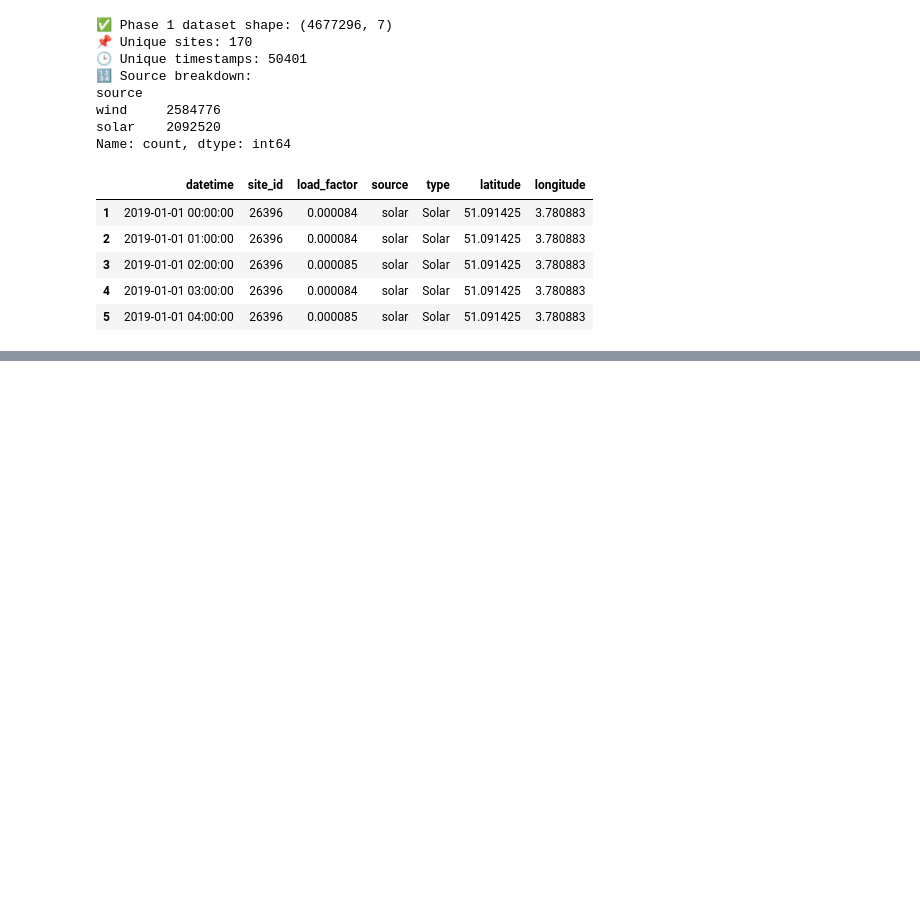
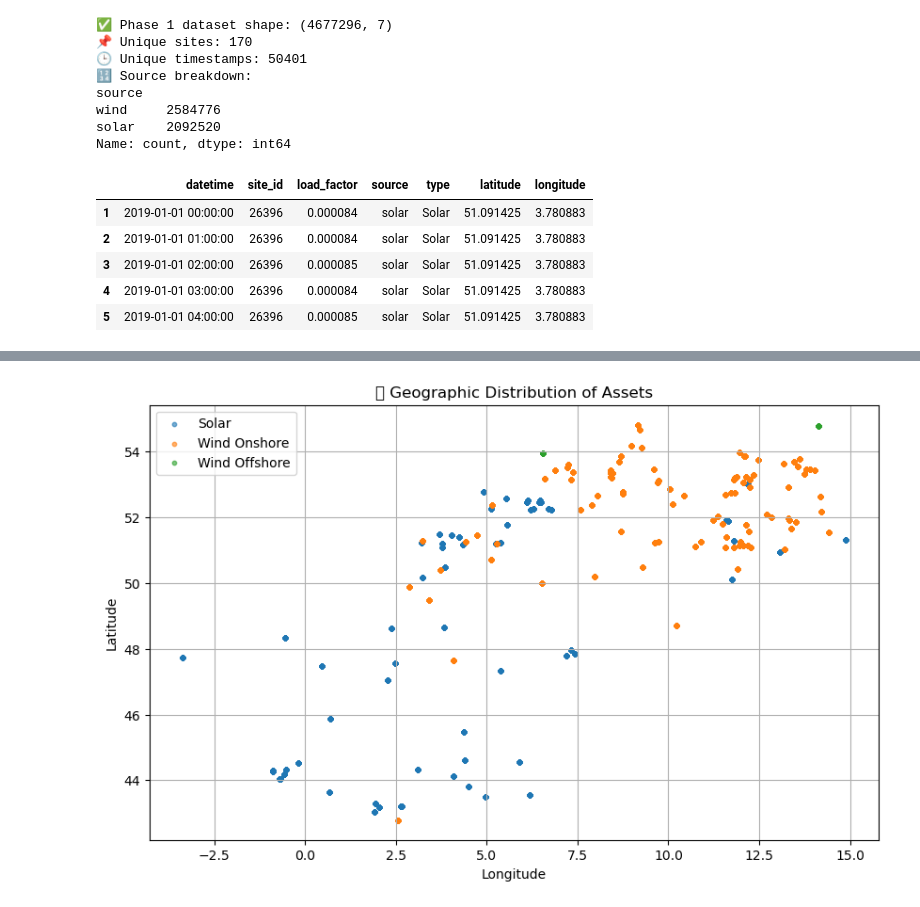
Before and after one commit to helhendawy/QDC-Lib, a Jupyter notebook: Comprehensive CODE.ipynb, the cells around one changed output, grey strips where cells are left out. Cells and saved outputs as stored; diff of their text form; code cells hidden in the pictures; blank space fills up the shorter version.

```diff
--- a/Comprehensive CODE.ipynb
+++ b/Comprehensive CODE.ipynb
@@ -652,0 +783,15 @@ Name: count, dtype: int64
+# %%
+# Plot all sites by latitude and longitude
+plt.figure(figsize=(10, 6))
+for site_type in part1_df['type'].unique():
+    subset = part1_df[part1_df['type'] == site_type]
+    plt.scatter(subset['longitude'], subset['latitude'], label=site_type, alpha=0.6, s=10)
+
+plt.title("🌍 Geographic Distribution of Assets")
+plt.xlabel("Longitude")
+plt.ylabel("Latitude")
+plt.legend()
+plt.grid(True)
+plt.show()
+# %% [output]
+[figure, added]
```
Also changed, not shown: parts of 9 cells of this notebook.
